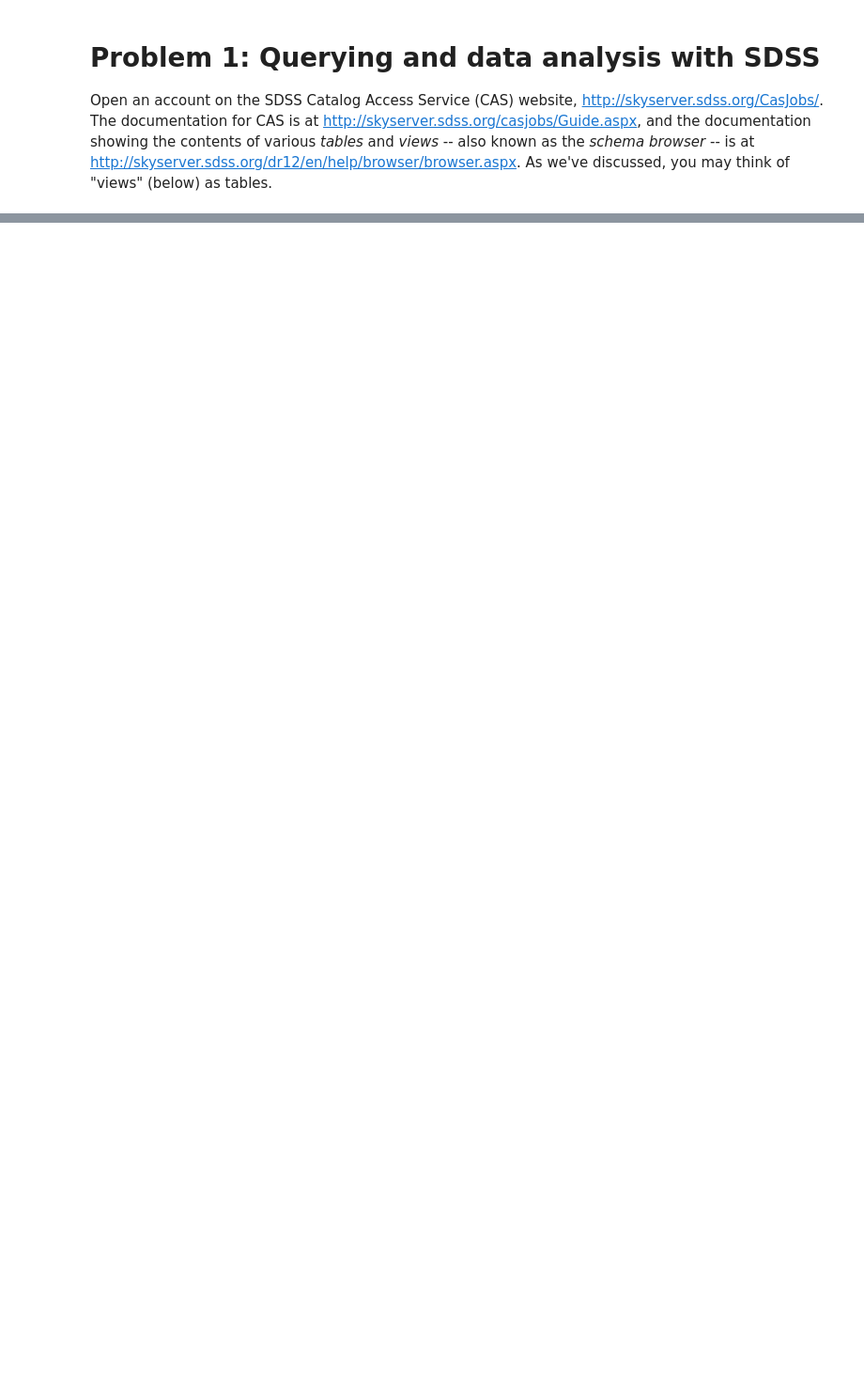
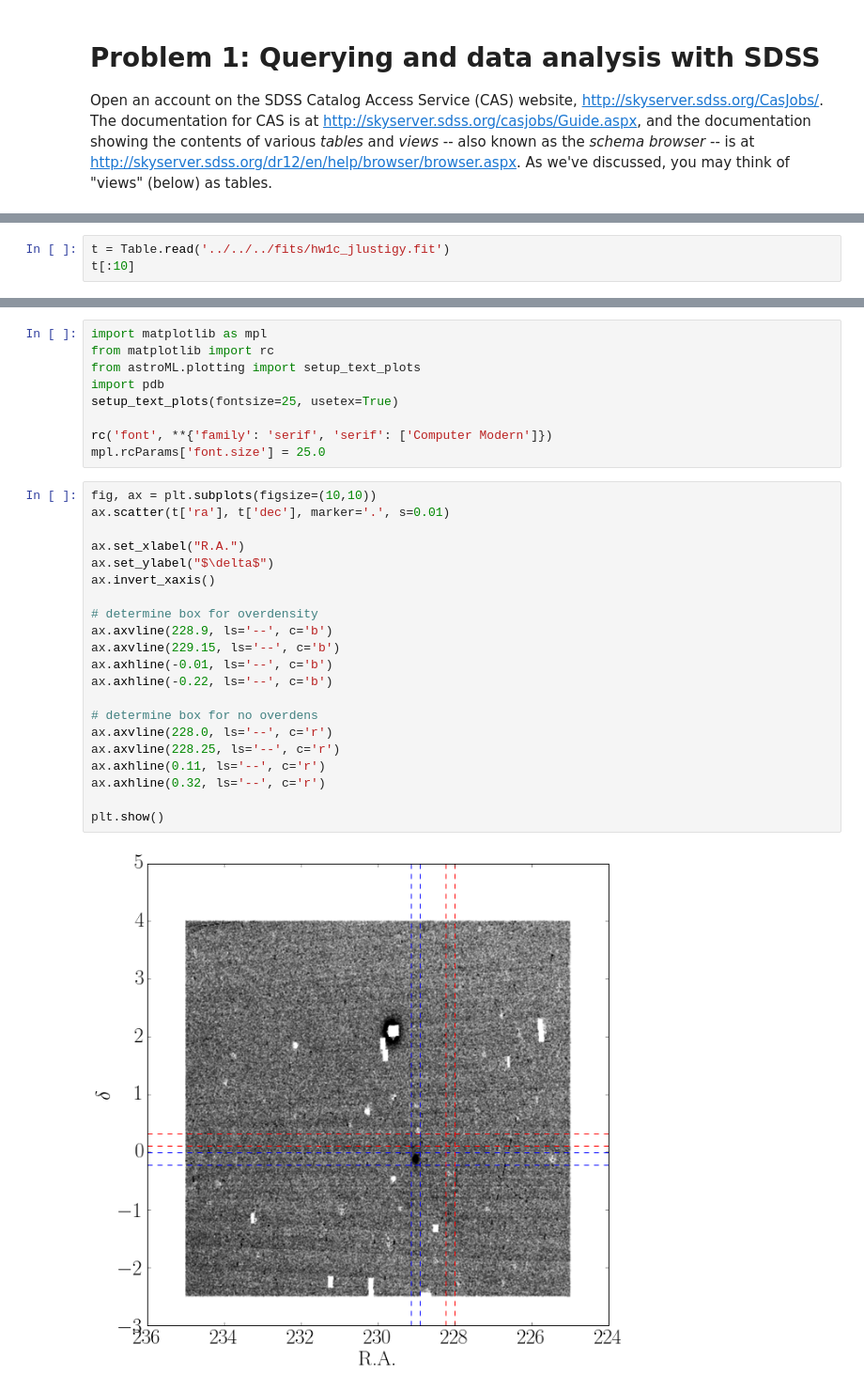
Before and after one commit to jlustigy/astr597b_wi16_hw, a Jupyter notebook: hw1/JacobLustigYaeger/hw1.ipynb, the cells around one changed output, grey strips where cells are left out. Shown: that part at 94% size. Drawn from its saved outputs; the diff is of its cells as text; blank space fills up the shorter version.

```diff
--- a/hw1/JacobLustigYaeger/hw1.ipynb
+++ b/hw1/JacobLustigYaeger/hw1.ipynb
@@ -27,0 +93,3 @@ into
+# %%
+t = Table.read('../../../fits/hw1c_jlustigy.fit')
+t[:10]
@@ -27,0 +142,32 @@ into
+# %%
+import matplotlib as mpl
+from matplotlib import rc
+from astroML.plotting import setup_text_plots
+import pdb
+setup_text_plots(fontsize=25, usetex=True)
+
+rc('font', **{'family': 'serif', 'serif': ['Computer Modern']})
+mpl.rcParams['font.size'] = 25.0
+# %%
+fig, ax = plt.subplots(figsize=(10,10))
+ax.scatter(t['ra'], t['dec'], marker='.', s=0.01)
+
+ax.set_xlabel("R.A.")
+ax.set_ylabel("$\delta$")
+ax.invert_xaxis()
+
+# determine box for overdensity
+ax.axvline(228.9, ls='--', c='b')
+ax.axvline(229.15, ls='--', c='b')
+ax.axhline(-0.01, ls='--', c='b')
+ax.axhline(-0.22, ls='--', c='b')
+
+# determine box for no overdens
+ax.axvline(228.0, ls='--', c='r')
+ax.axvline(228.25, ls='--', c='r')
+ax.axhline(0.11, ls='--', c='r')
+ax.axhline(0.32, ls='--', c='r')
+
+plt.show()
+# %% [output]
+[figure, added]
```
Also changed, not shown: parts of 45 cells of this notebook, 1 other file.
